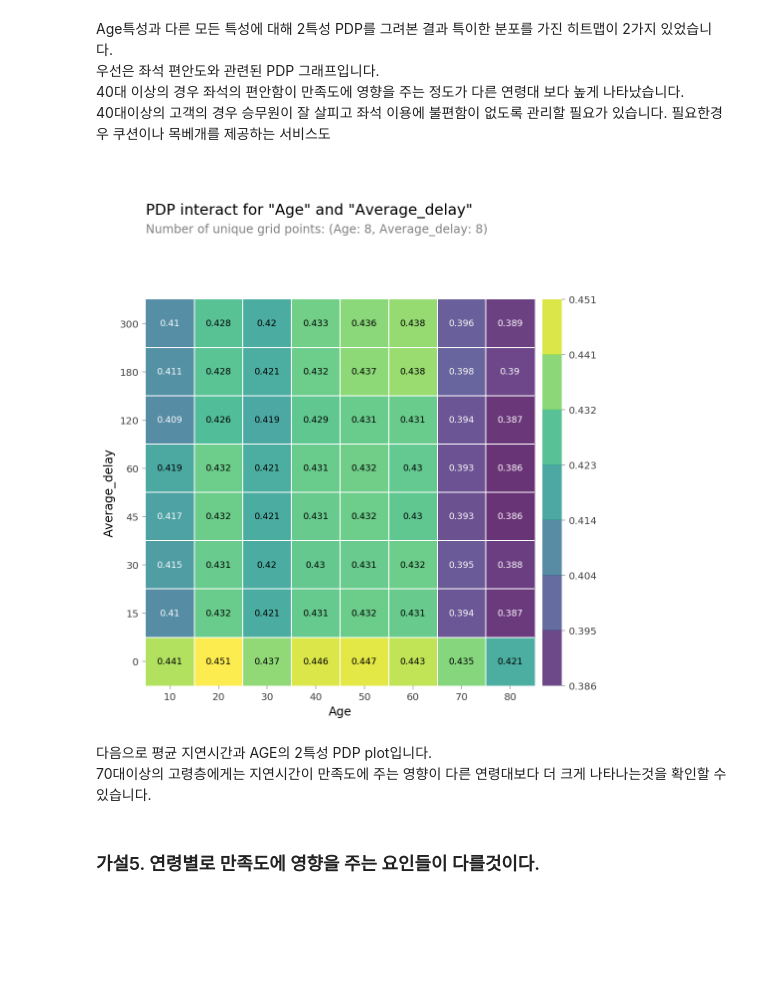
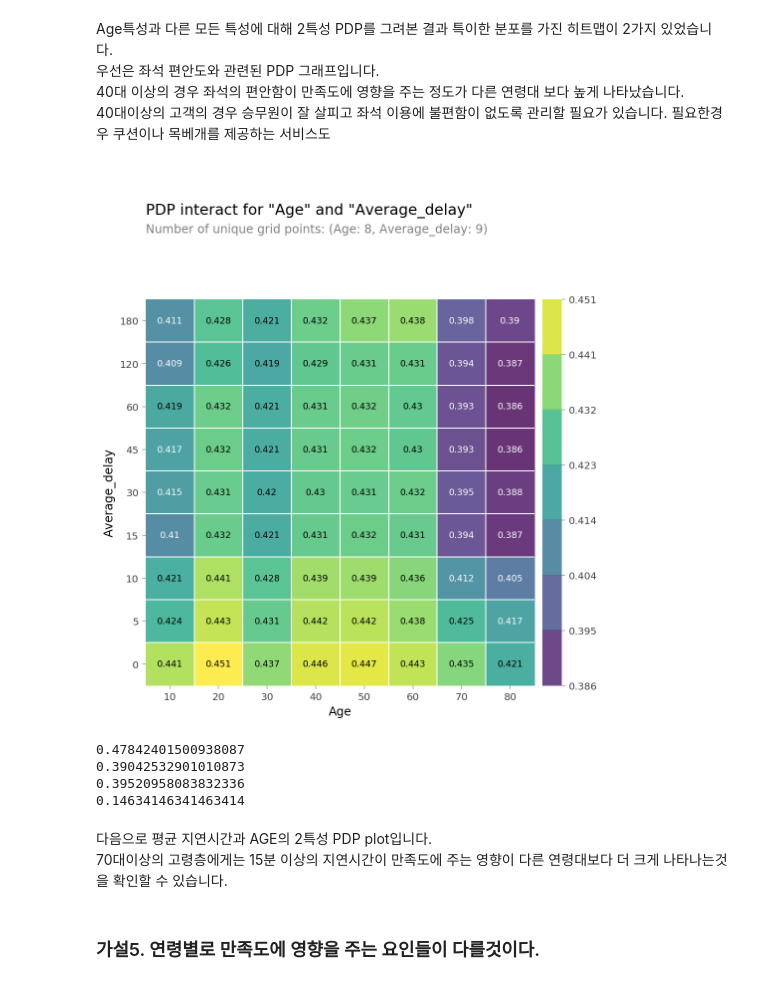
Before and after one commit to SYKIM5396/Airline_Satisfaction, a Jupyter notebook: Part4_6.ipynb, the cells around one changed output. Drawn from its saved outputs; the diff is of its cells as text; code cells hidden in the pictures; blank space fills up the shorter version.

```diff
--- a/Part4_6.ipynb
+++ b/Part4_6.ipynb
@@ -372,20 +379,32 @@ Age특성과 다른 모든 특성에 대해 2특성 PDP를 그려본 결과 특
 # %%
 target_features = ["Age", 'Average_delay']
 
 interaction = pdp_interact(
     model=model,
     dataset=X_test_preprocessed,
     model_features=X_test_preprocessed.columns,
     features=target_features,
-    cust_grid_points=[[10,20,30,40,50,60,70,80],[0,15,30,45,60,120,180,300]]
+    cust_grid_points=[[10,20,30,40,50,60,70,80],[0,5,10,15,30,45,60,120,180]]
     )
 axes = pdp_interact_plot(interaction, plot_type="grid", feature_names=target_features)
 plt.show()
 # %% [output]
-[figure, old version]
+[figure, new version]
+# %%
+#나이별 지연시간에 따라 만족도 차이가 있는지 확인
+print(test[(test["Average_delay"]<=15)&(test['Age'] <= 60)]['satisfaction'].mean())
+print(test[(test["Average_delay"]>15)&(test['Age'] <= 60)]['satisfaction'].mean())
+
+print(test[(test["Average_delay"]<=15)&(test['Age'] > 70)]['satisfaction'].mean())
+print(test[(test["Average_delay"]>15)&(test['Age'] > 70)]['satisfaction'].mean())
+# %% [output]
+0.47842401500938087
+0.39042532901010873
+0.39520958083832336
+0.14634146341463414
 # %% [markdown]
 다음으로 평균 지연시간과 AGE의 2특성 PDP plot입니다.
-70대이상의 고령층에게는 지연시간이 만족도에 주는 영향이 다른 연령대보다 더 크게 나타나는것을 확인할 수 있습니다.
+70대이상의 고령층에게는 15분 이상의 지연시간이 만족도에 주는 영향이 다른 연령대보다 더 크게 나타나는것을 확인할 수 있습니다.
 # %% [markdown]
 ### 가설5. 연령별로 만족도에 영향을 주는 요인들이 다를것이다.
 # %% [markdown]
```
Also changed, not shown: parts of 5 cells of this notebook.
